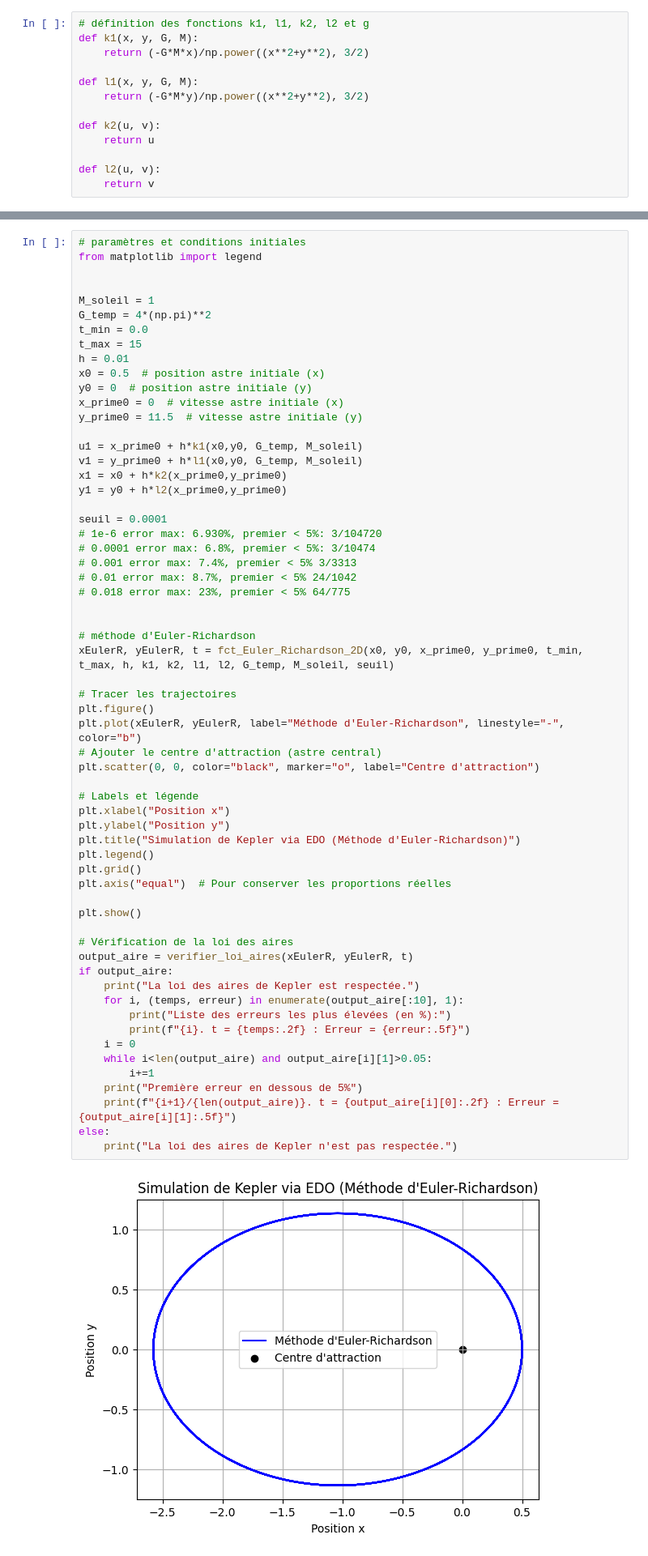
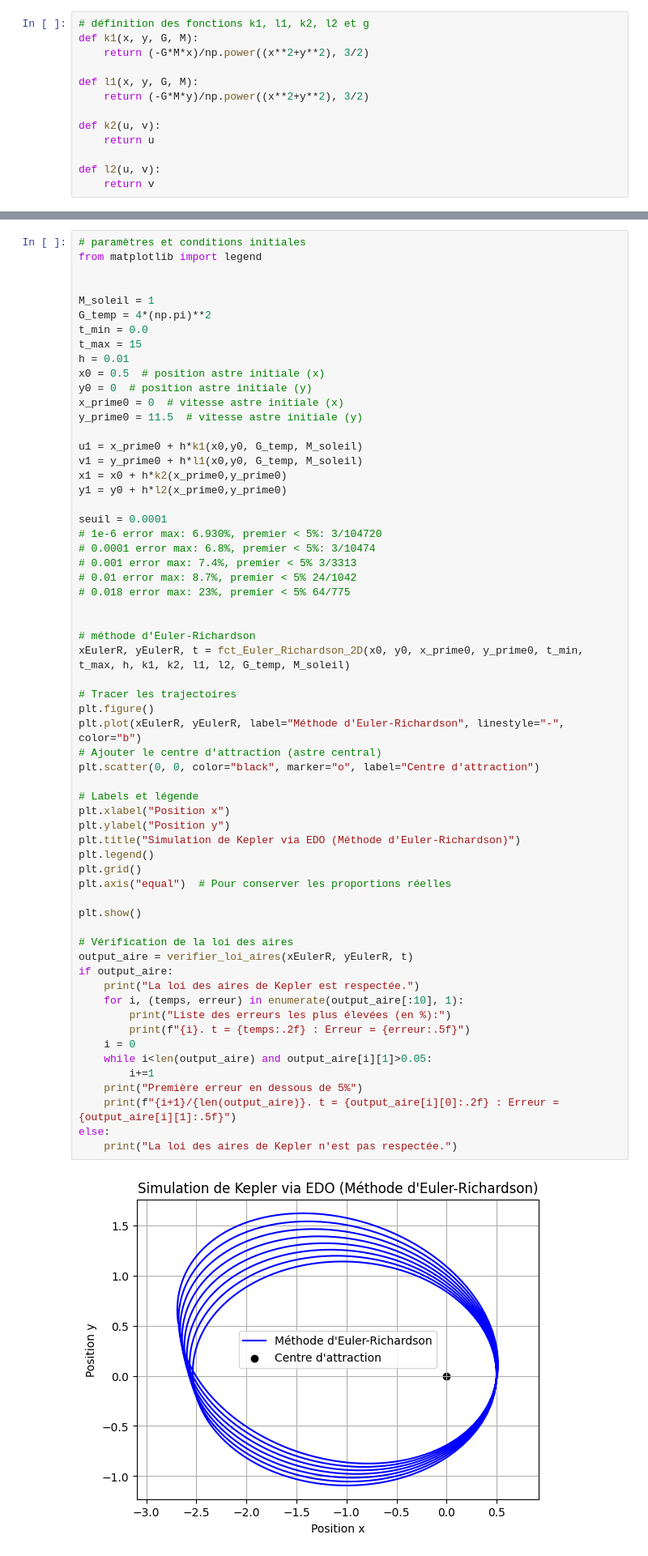
Before and after one commit to tuan-minh-le/Kepler_Simulation, a Jupyter notebook: kepler_euler_richardson.ipynb, the cells around one changed output, grey strips where cells are left out. Shown: that part at 81% size. Cells and saved outputs as stored; diff of their text form.

```diff
--- a/kepler_euler_richardson.ipynb
+++ b/kepler_euler_richardson.ipynb
@@ -165,39 +173,39 @@ seuil = 0.0001
 
 
 # méthode d'Euler-Richardson
-xEulerR, yEulerR, t = fct_Euler_Richardson_2D(x0, y0, x_prime0, y_prime0, t_min, t_max, h, k1, k2, l1, l2, G_temp, M_soleil, seuil)
+xEulerR, yEulerR, t = fct_Euler_Richardson_2D(x0, y0, x_prime0, y_prime0, t_min, t_max, h, k1, k2, l1, l2, G_temp, M_soleil)
 
 # Tracer les trajectoires
 plt.figure()
 plt.plot(xEulerR, yEulerR, label="Méthode d'Euler-Richardson", linestyle="-", color="b")
 # Ajouter le centre d'attraction (astre central)
 plt.scatter(0, 0, color="black", marker="o", label="Centre d'attraction")
 
 # Labels et légende
 plt.xlabel("Position x")
 plt.ylabel("Position y")
 plt.title("Simulation de Kepler via EDO (Méthode d'Euler-Richardson)")
 plt.legend()
 plt.grid()
 plt.axis("equal")  # Pour conserver les proportions réelles
 
 plt.show()
 
 # Vérification de la loi des aires
 output_aire = verifier_loi_aires(xEulerR, yEulerR, t)
 if output_aire:
     print("La loi des aires de Kepler est respectée.")
     for i, (temps, erreur) in enumerate(output_aire[:10], 1):
         print("Liste des erreurs les plus élevées (en %):")
         print(f"{i}. t = {temps:.2f} : Erreur = {erreur:.5f}")
     i = 0
     while i<len(output_aire) and output_aire[i][1]>0.05:
         i+=1
     print("Première erreur en dessous de 5%")
     print(f"{i+1}/{len(output_aire)}. t = {output_aire[i][0]:.2f} : Erreur = {output_aire[i][1]:.5f}")
 else:
     print("La loi des aires de Kepler n'est pas respectée.")
 # %% [output]
-[figure, old version]
+[figure, new version]
 La loi des aires de Kepler est respectée.
 Liste des erreurs les plus élevées (en %):
```
Also changed, not shown: parts of 2 cells of this notebook, 4 other files.
